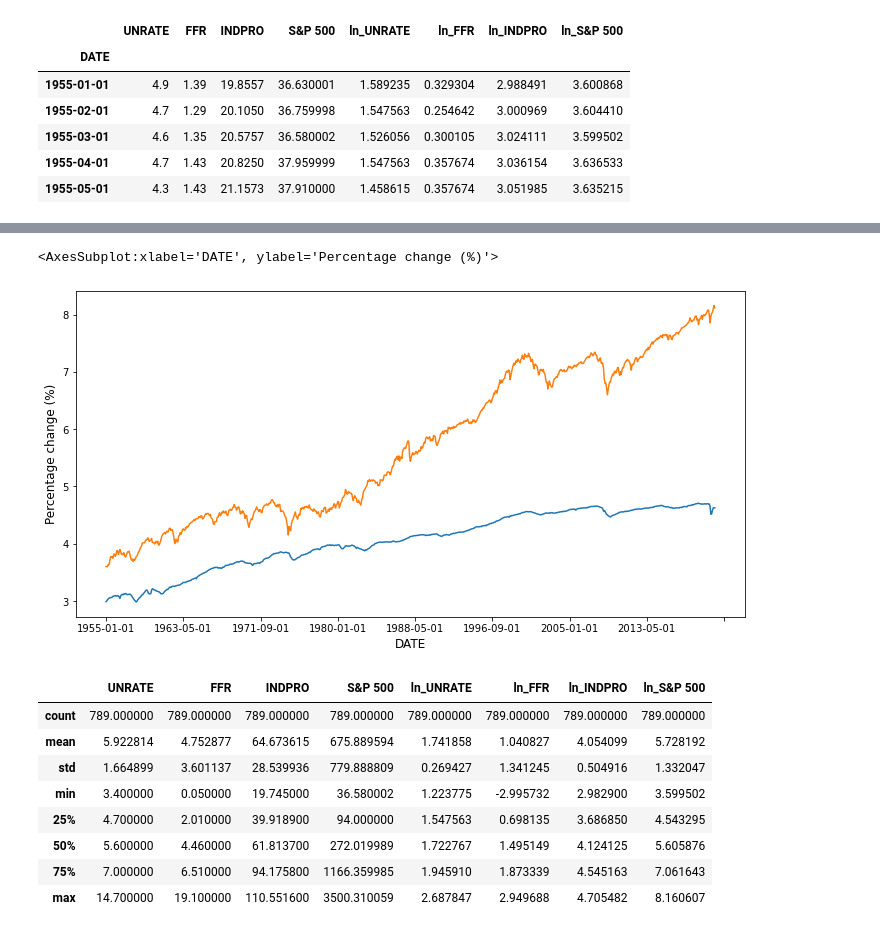
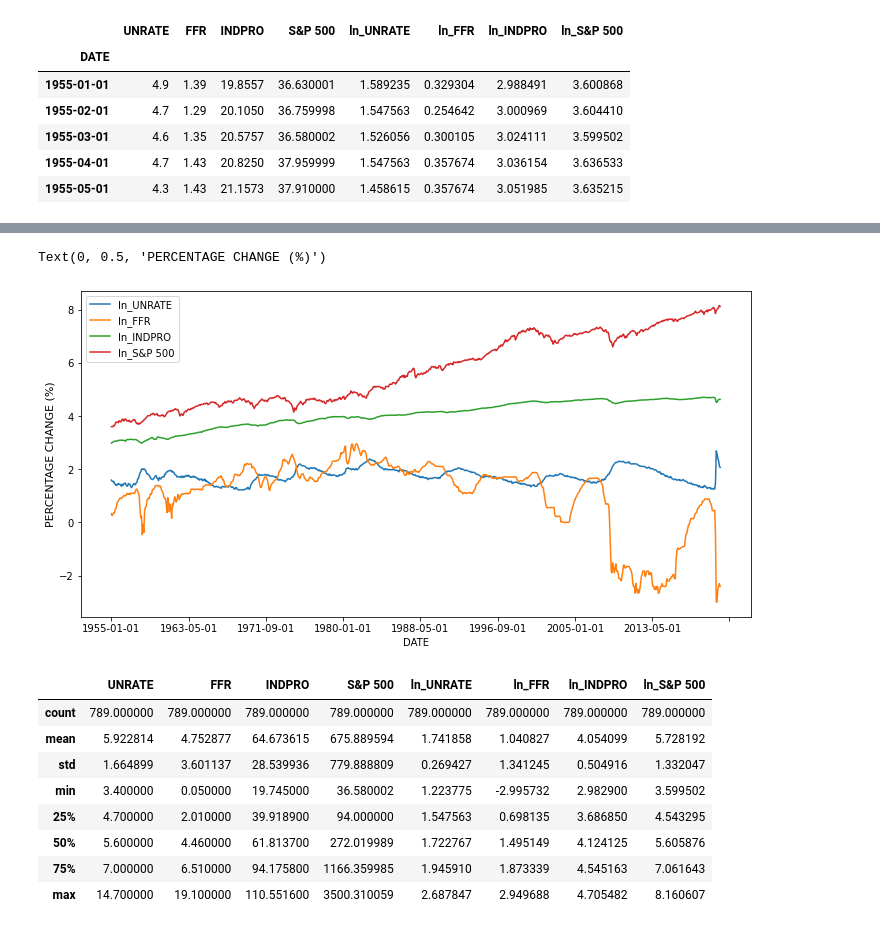
Before and after one commit to carmen41511/Project2, a Jupyter notebook: Project2.ipynb, the cells around one changed output, grey strips where cells are left out. Drawn from its saved outputs; the diff is of its cells as text; code cells hidden in the pictures.

```diff
--- a/Project2.ipynb
+++ b/Project2.ipynb
@@ -231,8 +231,6 @@ data_merge.head()
 | 2 | 1955-03-01 | 4.6 | 1.35 | 20.5757 | 36.580002 |
 | 3 | 1955-04-01 | 4.7 | 1.43 | 20.8250 | 37.959999 |
 | 4 | 1955-05-01 | 4.3 | 1.43 | 21.1573 | 37.910000 |
-# %%
-data_merge = data_merge.fillna(0)
 # %%
 # COMPUTING THE PERCENTAGE CHANGE OF THE VARIABLES
 data_merge['ln_UNRATE'] = np.log(data_merge['UNRATE'])
@@ -271,12 +251,10 @@ data_merge['ln_S&P 500'].plot(ax = ax2)
-# %%
-fig, ax3 = plt.subplots()
-ax3.set_xlabel('', fontsize = 12)
-ax3.set_ylabel('Percentage change (%)', fontsize = 12)
-ax3 = data_merge['ln_INDPRO'].plot(figsize = (12,6))
-data_merge['ln_S&P 500'].plot(ax = ax3)
-# %% [output]
-<AxesSubplot:xlabel='DATE', ylabel='Percentage change (%)'>
-[figure, removed]
+# %%
+data_merge2 = data_merge.drop(['UNRATE','S&P 500','FFR','INDPRO'], axis = 1)
+ax = data_merge2.plot(figsize = (12,6))
+ax.set_ylabel('PERCENTAGE CHANGE (%)', fontsize = 11)
+# %% [output]
+Text(0, 0.5, 'PERCENTAGE CHANGE (%)')
+[figure, added]
 # %%
 data_merge.describe()
 # %% [output]
```
Also changed, not shown: parts of 27 cells of this notebook.
